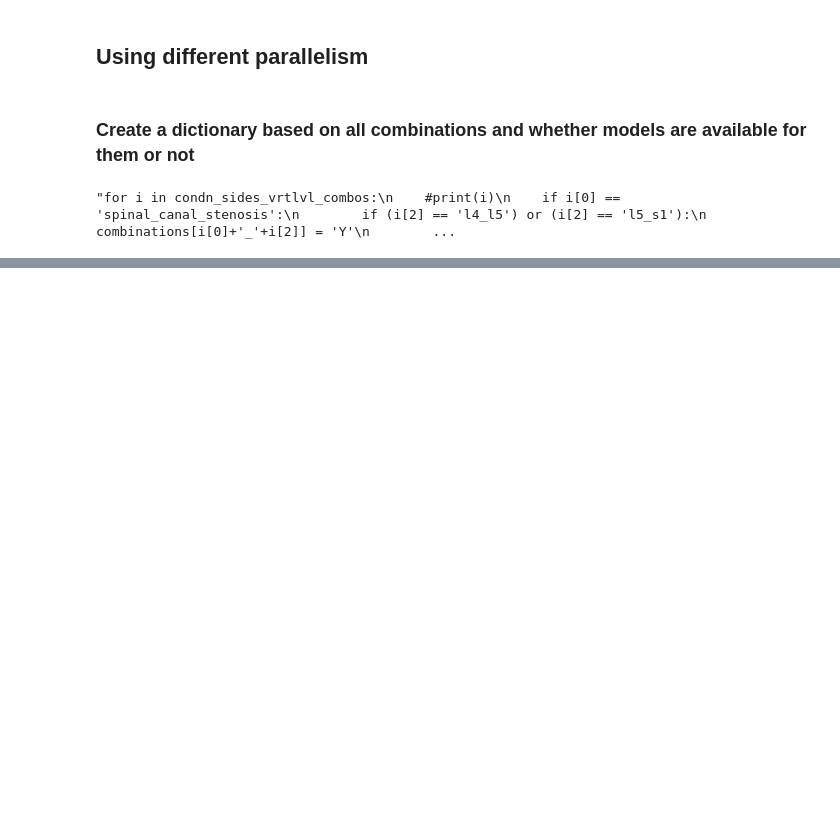
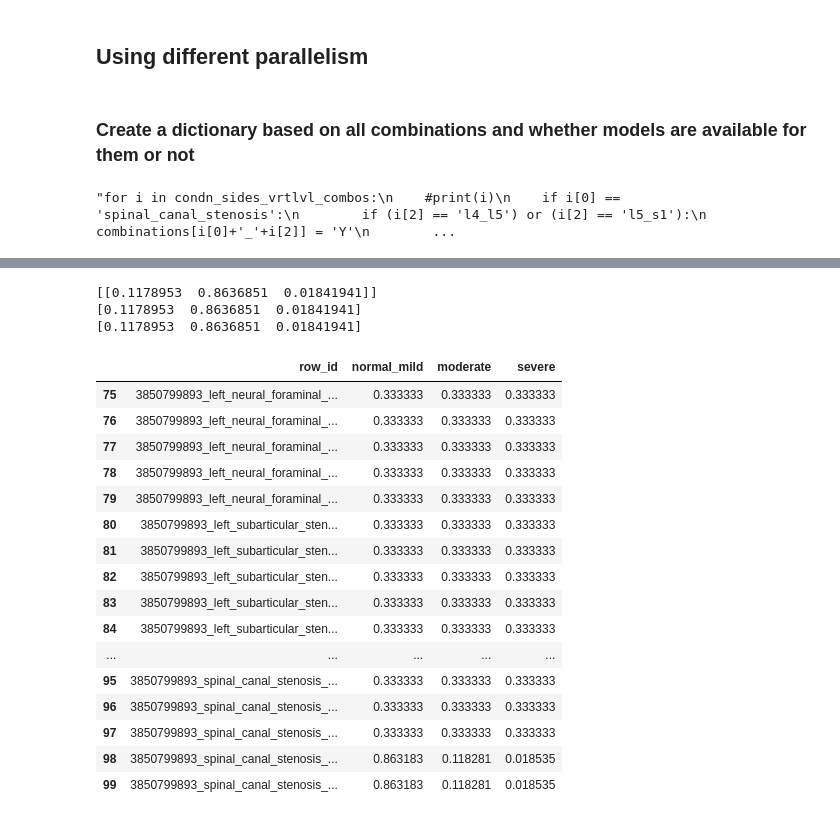
Before and after one commit to sumaniitm/RSNA-2024-Lumbar-Spine-Degenerative-Classification, a Jupyter notebook: suman-submission-v3.ipynb, the cells around one changed output, grey strips where cells are left out. Drawn from its saved outputs; the diff is of its cells as text; code cells hidden in the pictures; blank space fills up the shorter version.

```diff
--- a/suman-submission-v3.ipynb
+++ b/suman-submission-v3.ipynb
@@ -420,6 +449,14 @@ for st in test_dict.keys():
             pass
         else:
             rows[st+'_'+key] = np.array([0.333333, 0.333333, 0.333333])
+# %%
+print(rows['4094479531_right_subarticular_stenosis_l1_l2'].reshape(1, -1))
+print(rows['4094479531_spinal_canal_stenosis_l4_l5'])
+print(rows['4094479531_spinal_canal_stenosis_l5_s1'])
+# %% [output]
+[[0.1178953  0.8636851  0.01841941]]
+[0.1178953  0.8636851  0.01841941]
+[0.1178953  0.8636851  0.01841941]
 # %%
 # weight_dict = {'normal_mild':1, 'moderate':2, 'severe':4}
 """conditions = ['spinal_canal_stenosis', 'neural_foraminal_narrowing', 'subarticular_stenosis']
@@ -462,2 +501,24 @@ else:
 # %%
 submission.to_csv('submission.csv', index=False)
+# %%
+#submission
+submission[submission['row_id'].str.contains('3850799893')]
+#.sort_values(by=['row_id'])
+# %% [output]
+|  | row_id | normal_mild | moderate | severe |
+| 75 | 3850799893_left_neural_foraminal_... | 0.333333 | 0.333333 | 0.333333 |
+| 76 | 3850799893_left_neural_foraminal_... | 0.333333 | 0.333333 | 0.333333 |
+| 77 | 3850799893_left_neural_foraminal_... | 0.333333 | 0.333333 | 0.333333 |
+| 78 | 3850799893_left_neural_foraminal_... | 0.333333 | 0.333333 | 0.333333 |
+| 79 | 3850799893_left_neural_foraminal_... | 0.333333 | 0.333333 | 0.333333 |
+| 80 | 3850799893_left_subarticular_sten... | 0.333333 | 0.333333 | 0.333333 |
+| 81 | 3850799893_left_subarticular_sten... | 0.333333 | 0.333333 | 0.333333 |
+| 82 | 3850799893_left_subarticular_sten... | 0.333333 | 0.333333 | 0.333333 |
+| 83 | 3850799893_left_subarticular_sten... | 0.333333 | 0.333333 | 0.333333 |
+| 84 | 3850799893_left_subarticular_sten... | 0.333333 | 0.333333 | 0.333333 |
+| ... | ... | ... | ... | ... |
+| 95 | 3850799893_spinal_canal_stenosis_... | 0.333333 | 0.333333 | 0.333333 |
+| 96 | 3850799893_spinal_canal_stenosis_... | 0.333333 | 0.333333 | 0.333333 |
+| 97 | 3850799893_spinal_canal_stenosis_... | 0.333333 | 0.333333 | 0.333333 |
+| 98 | 3850799893_spinal_canal_stenosis_... | 0.863183 | 0.118281 | 0.018535 |
+| 99 | 3850799893_spinal_canal_stenosis_... | 0.863183 | 0.118281 | 0.018535 |
```
Also changed, not shown: parts of 19 cells of this notebook.
